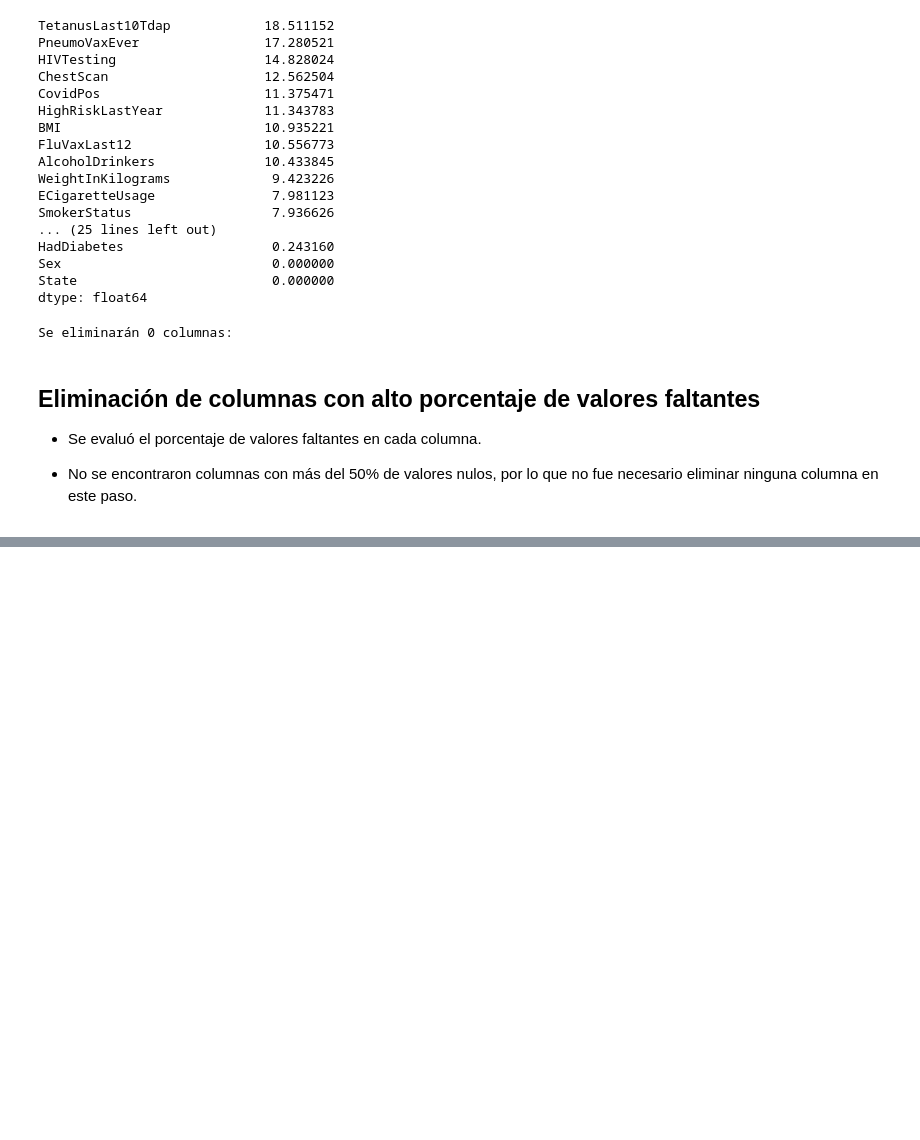
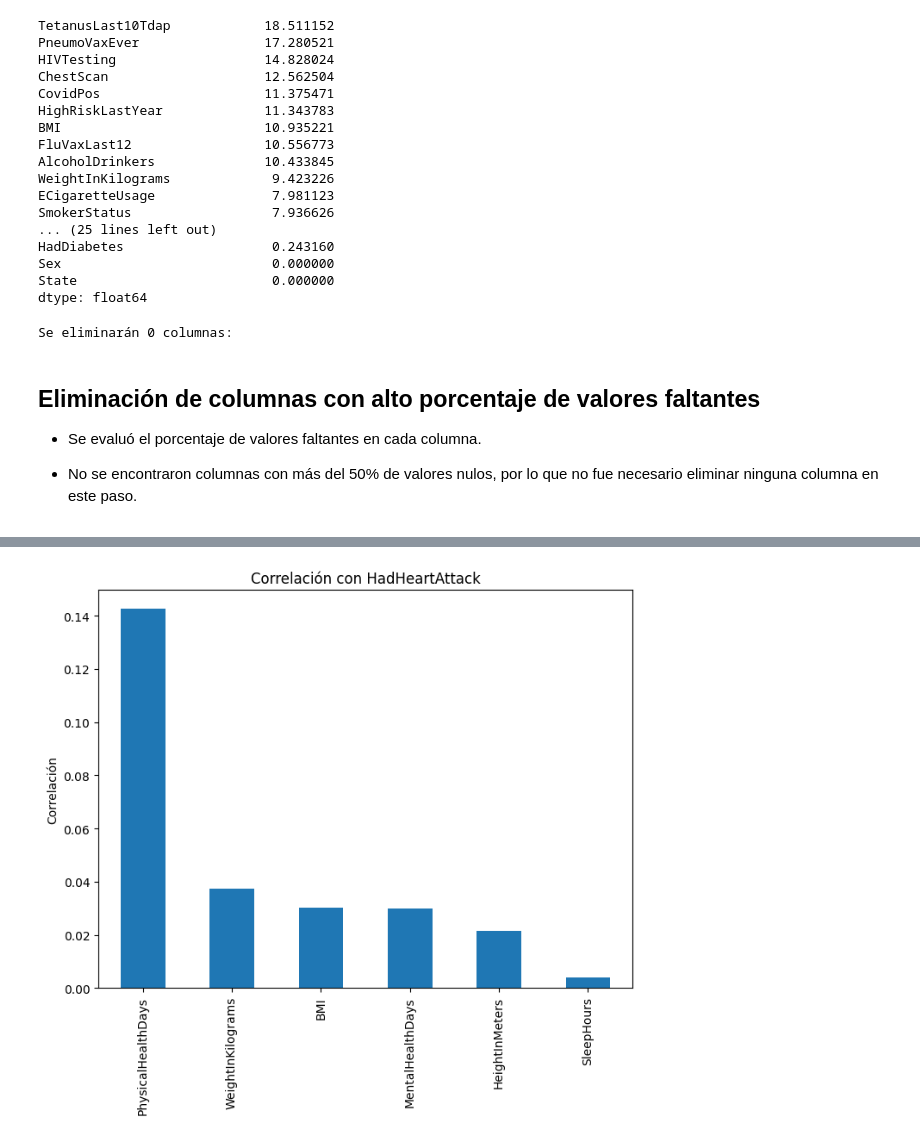
Before and after one commit to Juditga97/ML_Prevencion_Infartos, a Jupyter notebook: src/notebooks/main Judit.ipynb, the cells around one changed output, grey strips where cells are left out. Saved outputs shown, nothing was run; the diff lists cells and outputs as text; code cells hidden in the pictures; blank space fills up the shorter version.

```diff
--- a/src/notebooks/main Judit.ipynb
+++ b/src/notebooks/main Judit.ipynb
@@ -270,4 +270,0 @@ Categóricas: Index(['Sex', 'GeneralHealth', 'PhysicalActivities', 'HadHeartAtta
-# %%
-df[numerical_cols] = df[numerical_cols].fillna(df[numerical_cols].median()) #Imputamos la mediana porque hay outliers
-# %%
-df[categorical_cols] = df[categorical_cols].fillna(df[categorical_cols].mode().iloc[0])
@@ -385,0 +271,8 @@ plt.show()
+# %%
+df["HadHeartAttack_num"] = df["HadHeartAttack"].map({"No": 0, "Yes": 1}) #Convertimos el target a numérico para hacer la correlación
+# %%
+numerical_cols = df.select_dtypes(include=["int64","float64"]).columns
+
+correlacion_target = df[numerical_cols].corr()["HadHeartAttack_num"].sort_values(ascending=False)
+
+correlacion_target
@@ -385,0 +288,8 @@ plt.show()
+# %%
+plt.figure(figsize=(8,6))
+correlacion_target.drop("HadHeartAttack_num").plot(kind="bar")
+plt.title("Correlación con HadHeartAttack")
+plt.ylabel("Correlación")
+plt.show()
+# %% [output]
+[figure, added]
```
Also changed, not shown: parts of 35 cells of this notebook.
